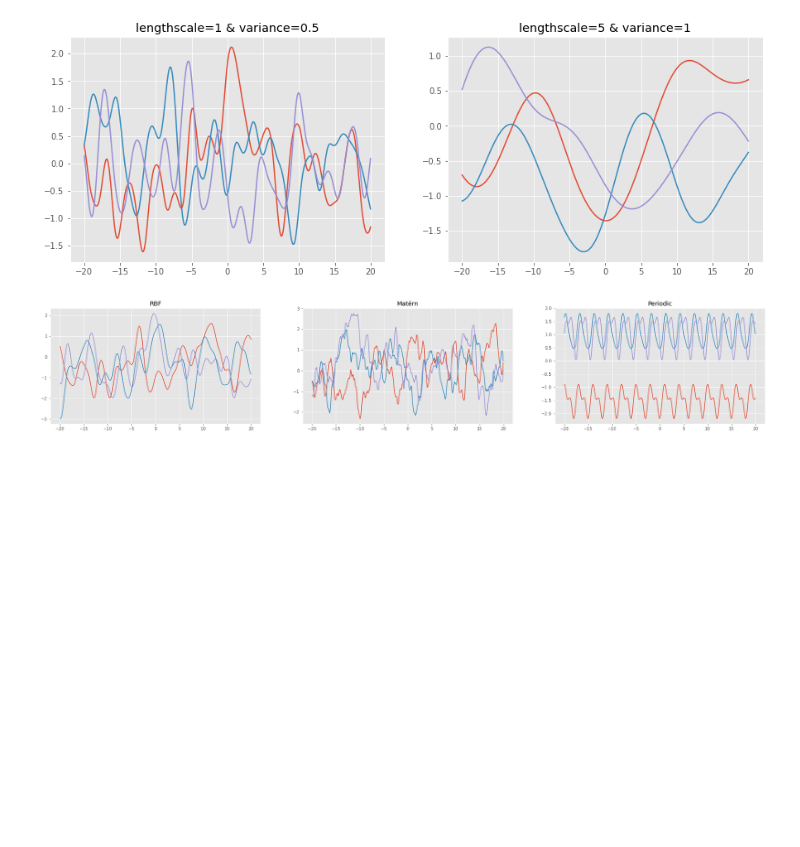
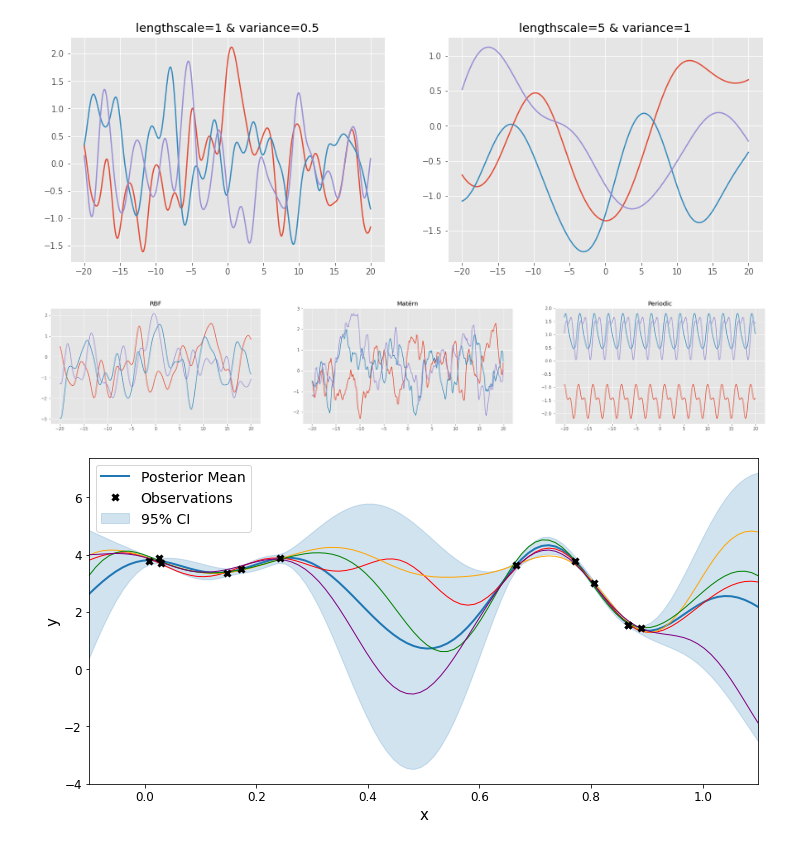
Before and after one commit to CristinaNogRod/GaussianProcesses-TimeSeries, a Jupyter notebook: notebooks/other_plots.ipynb, the cells around one changed output. Drawn from its saved outputs; the diff is of its cells as text; code cells hidden in the pictures; blank space fills up the shorter version.

```diff
--- a/notebooks/other_plots.ipynb
+++ b/notebooks/other_plots.ipynb
@@ -46,3 +48,41 @@ ax3.set_title('Periodic')
 plt.savefig('../plots/kernel_samples.pdf')
 # %% [output]
 [figure]
+# %%
+data = np.genfromtxt('../data/example.csv', delimiter=',')
+x = data[:, 0].reshape(-1, 1)
+y = data[:, 1].reshape(-1, 1)
+
+k = gpflow.kernels.RBF()
+model = gpflow.models.GPR(data=(x, y), kernel=k, mean_function=None)
+opt = gpflow.optimizers.Scipy()
+opt.minimize(model.training_loss, model.trainable_variables)
+
+xx = np.linspace(-0.1, 1.1, 100).reshape(100, 1)
+mean, var = model.predict_f(xx)
+samples = model.predict_f_samples(xx, 4)
+
+plt.figure(figsize=(12, 6))
+plt.plot(xx, mean, "C0", lw=2, label='Posterior Mean')
+plt.fill_between(
+    xx[:, 0],
+    mean[:, 0] - 1.96 * np.sqrt(var[:, 0]),
+    mean[:, 0] + 1.96 * np.sqrt(var[:, 0]),
+    color="C0",
+    alpha=0.2,
+    label = '95% CI'
+)
+plt.plot(xx, samples[0, :, 0].numpy().T, "red", linewidth=1)
+plt.plot(xx, samples[1, :, 0].numpy().T, "orange", linewidth=1)
+plt.plot(xx, samples[2, :, 0].numpy().T, "green", linewidth=1)
+plt.plot(xx, samples[3, :, 0].numpy().T, "purple", linewidth=1)
+plt.plot(x, y, "kx", mew=3, label='Observations')
+_ = plt.xlim(-0.1, 1.1)
+plt.xlabel('x', fontsize=15)
+plt.ylabel('y', fontsize=15)
+plt.tick_params(axis='both', which='major', labelsize=12)
+plt.legend(prop={'size':14})
+
+plt.savefig('../plots/gp_example.pdf')
+# %% [output]
+[figure, added]
```
Also changed, not shown: parts of 1 cell of this notebook, 4 other files.
